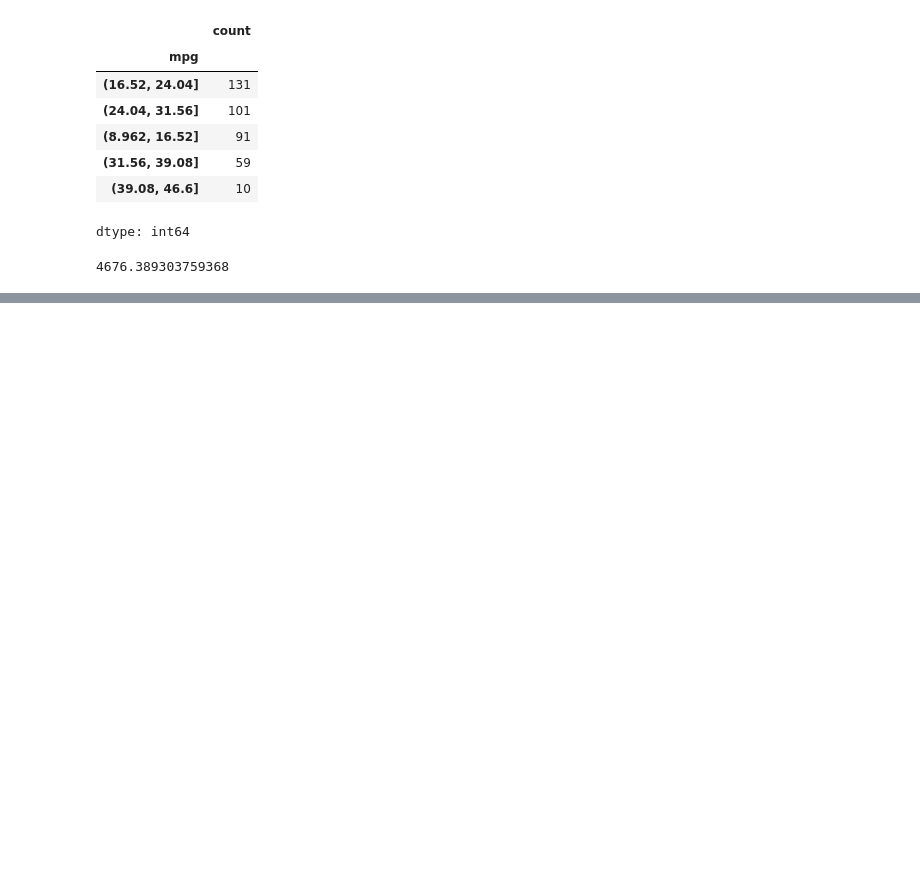
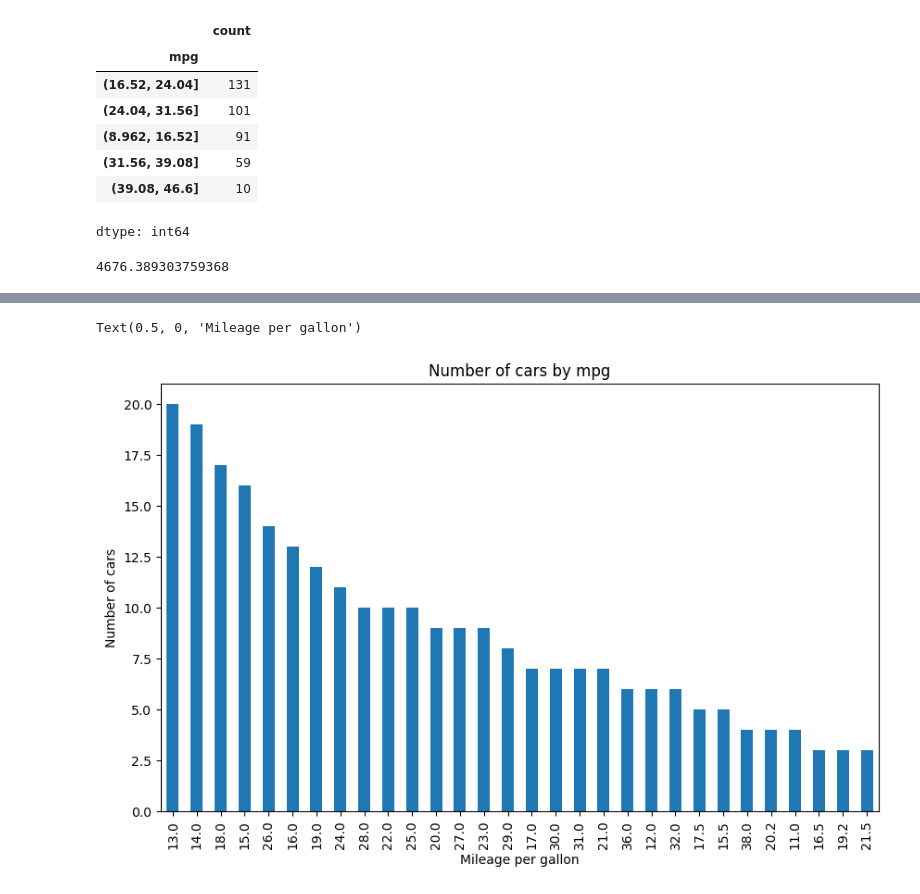
Before and after one commit to GHAUTHAM2509/data_analytics_da, a Jupyter notebook: 23BCE0487.ipynb, the cells around one changed output, grey strips where cells are left out. Saved outputs shown, nothing was run; the diff lists cells and outputs as text; code cells hidden in the pictures; blank space fills up the shorter version.

```diff
--- a/23BCE0487.ipynb
+++ b/23BCE0487.ipynb
@@ -165,3 +165,12 @@ df[df['weight']> 4676.389303759368]
 | 102 | 11.0 | 8 | 400.0 | 150 | 4997 | 14.0 | 73 | 1 | chevrolet impala |
 | 103 | 12.0 | 8 | 400.0 | 167 | 4906 | 12.5 | 73 | 1 | ford country |
 | 135 | 13.0 | 8 | 350.0 | 150 | 4699 | 14.5 | 74 | 1 | buick century luxus (sw) |
+# %%
+# First 30 largest mpg and draw a bar chart
+df.mpg.value_counts().nlargest(30).plot(kind='bar', figsize=(10,6))
+plt.title("Number of cars by mpg")
+plt.ylabel('Number of cars')
+plt.xlabel('Mileage per gallon')
+# %% [output]
+Text(0.5, 0, 'Mileage per gallon')
+[figure, added]
```
